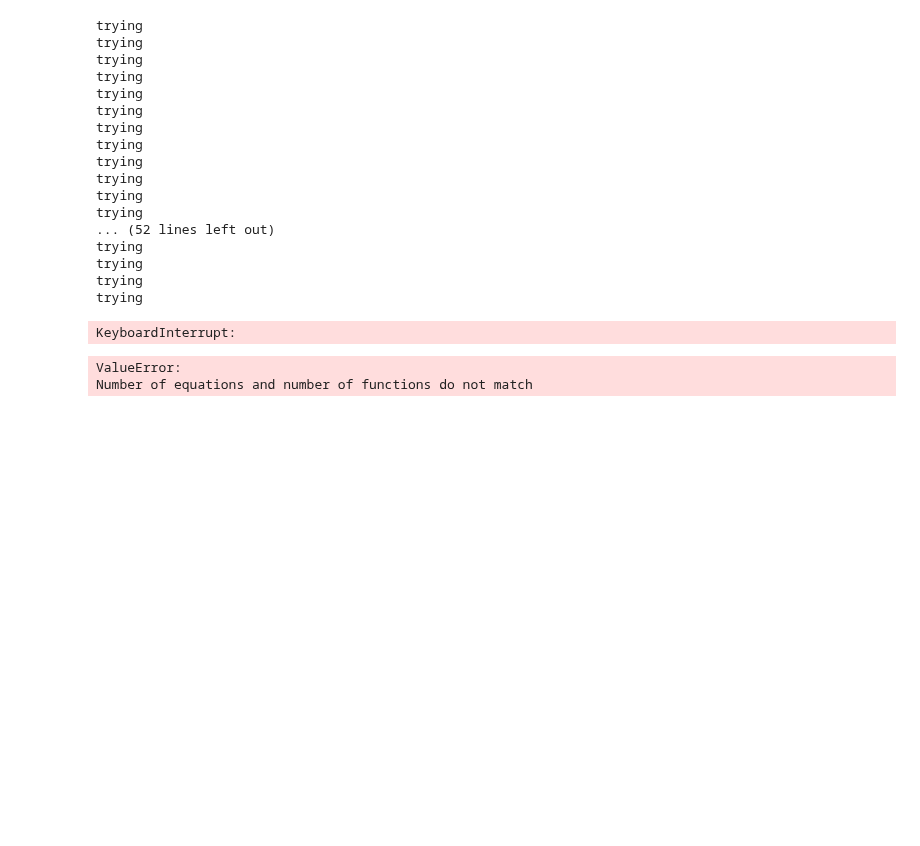
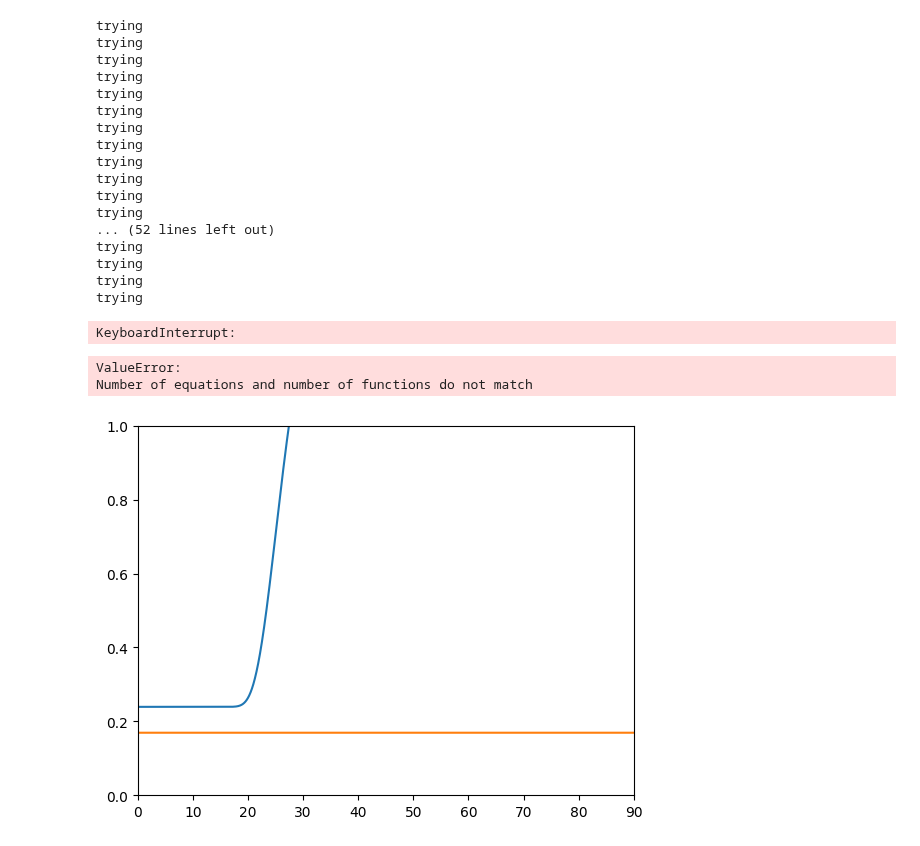
Before and after one commit to kyanjd/smart-scraper, a Jupyter notebook: src/paper_to_equation/Postprocessing/postprocessing_dev.ipynb, the cells around one changed output. Cells and saved outputs as stored; diff of their text form; code cells hidden in the pictures; blank space fills up the shorter version.

Commit message:
solving the friction system test

```diff
--- a/src/paper_to_equation/Postprocessing/postprocessing_dev.ipynb
+++ b/src/paper_to_equation/Postprocessing/postprocessing_dev.ipynb
@@ -443,3 +442,97 @@ for val in t_vals:
 # %% [output]
 ValueError:
 Number of equations and number of functions do not match
+# %%
+def friction_model():
+    x=[2, 1.1, 1.2, 2.05, 2.98, 5.3, 0.12, 1.435]
+
+    lambda1=x[0]*10
+    lambda2=x[1]
+    c=x[2]/100
+    k1=x[3]
+    k2=x[4]
+    k3=x[5]
+    ita0=x[6]
+    A=x[7]*1000 # = Q_eta/R
+    ul0 = 1.23
+    ud0 = 9.65
+    Al = 7.8E3 / 8.314
+    Ad = 8.8E3 / 8.314
+
+    # contact conditions: user input
+    Tmin= 200 + 273; # Kelvin
+    #Pmin= multiconditions_pmin/1000; # GPa
+    #vmin = multiconditions_smin; # mm/s
+
+    Tmax= 300 + 273; # Kelvin
+    #Pmax= multiconditions_pmax/1000; # GPa
+    #vmax = multiconditions_smax; # mm/s
+
+    # Tmin=473.1;
+    # Tmax=623.1;
+    P200 = 0.41
+    P300 = 0.27
+    # Pmax=0.03;
+    v = 50 # mm/s
+
+    # T_array = np.array([Tmin,Tmin+((Tmax-Tmin)*0.25),  Tmin+((Tmax-Tmin)*0.5),Tmin+((Tmax-Tmin)*0.75) ,Tmax])
+    T_array = np.linspace(Tmax, Tmin, 5)
+    P_array = np.linspace(P300, P200, 5)
+    # v_array = np.array([vmin,(vmin+vmax)/2, vmax])
+
+    cof_store = []
+    labels = []
+
+    for i in range(5):
+        T = T_array[i] # Kelvin
+        P = P_array[i] # GPa
+
+        # if lubricants_lubricant_name == 'Zeller SHF 431':
+        #     ita=ita0*np.exp(A/T);
+        #     ul=0.002073*np.exp(1665/T);
+        #     ud=3.17085*np.exp(-466.43/T);
+        # else:
+        #     ita=ita0*np.exp(A/T);
+        #     ul=0.023695*np.exp(1060.7/T);
+        #     ud=3.17085*np.exp(-466.43/T);
+        ita = ita0 * np.exp(A / T)
+        ul = ul0 * np.exp(-Al / T)
+        ud = ud0 * np.exp(-Ad / T)
+
+        t_step=0.0005
+        max_sliding_distance = 90 # mm
+        timesteps = int(max_sliding_distance/v/t_step) # 3600
+        t=np.zeros(timesteps)
+        slidingdistance=np.linspace(0,90,timesteps) # 3600 distance points
+        ht_dot=np.zeros(timesteps)
+        ht=np.zeros(timesteps+1)
+        beta=np.zeros(timesteps)
+        u=np.zeros(timesteps)
+
+        # initial lubricant thickness: um
+        ht[0]=25
+
+        for j in range(timesteps):
+            t[j]=j*t_step
+            ht_dot[j]=-ht[j]*(c*(P**k1)*(v**k2)/(ita**k3))
+            ht[j+1]=ht[j]+ht_dot[j]*t_step
+            beta[j]=np.exp(-(lambda1*ht[j])**lambda2)
+            u[j]=(1-beta[j])*ul+beta[j]*ud
+
+        cof_store.append(u)
+        labels.append(f"T: {T-273} °C, P: {P*1000} MPa")
+
+    # plot the results
+    fig, ax = plt.subplots()
+    ax.plot(slidingdistance, cof_store[0], label=labels[0])
+    ax.plot(slidingdistance, cof_store[-1], label=labels[-1])
+    ax.set_xlim(0, 90)
+    ax.set_ylim(0, 1)
+
+
+
+
+
+friction_model()
+# %% [output]
+[figure, added]
```
Also changed, not shown: parts of 1 cell of this notebook, 1 other file.
